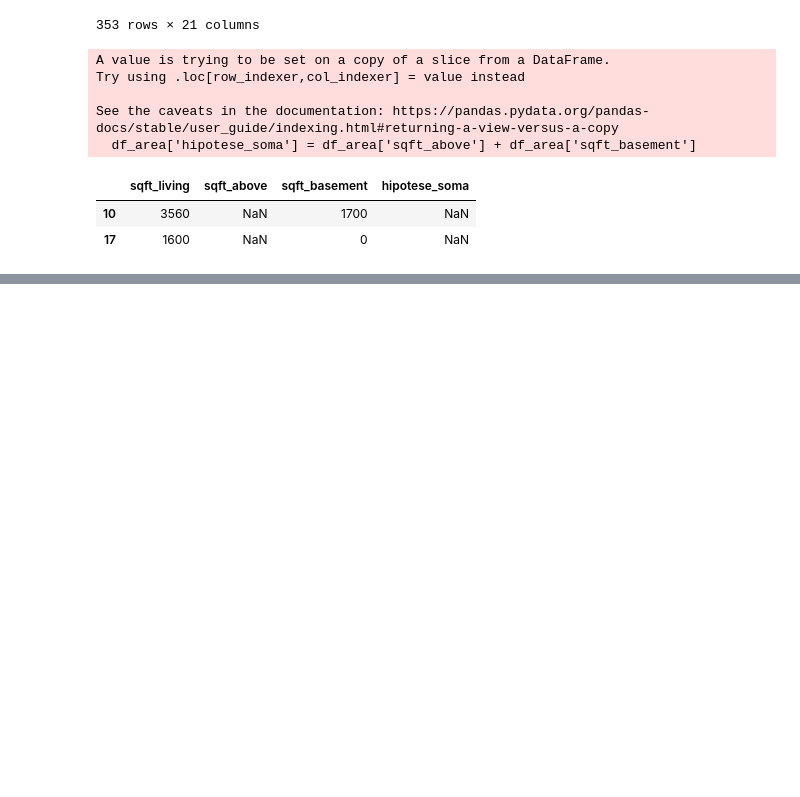
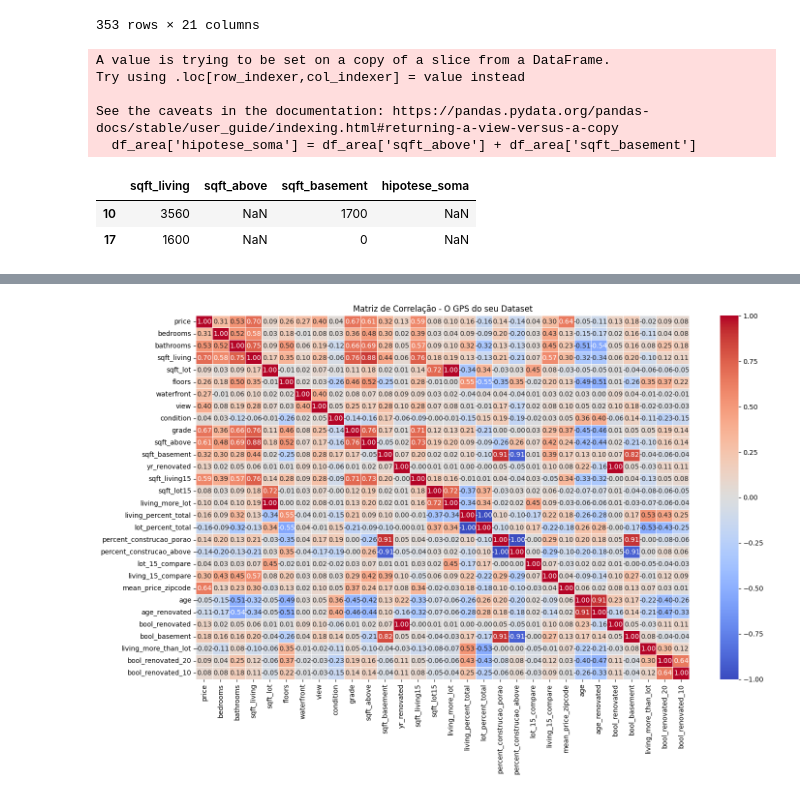
Before and after one commit to programagiovanni-code/sctec_projeto, a Jupyter notebook: tratamento/filtro.ipynb, the cells around one changed output, grey strips where cells are left out. Cells and saved outputs as stored; diff of their text form; code cells hidden in the pictures; blank space fills up the shorter version.

```diff
--- a/tratamento/filtro.ipynb
+++ b/tratamento/filtro.ipynb
@@ -116,4 +106,11 @@ df_novascolunas['age_renovated'] = np.where(
     df_novascolunas['age'],
     2026 - df_novascolunas['yr_renovated']
 ).round(2)
+#-------------------------------------------------------------------------
+df_novascolunas['bool_renovated'] = np.where(df_novascolunas['yr_renovated'] > 0, 1, 0)
+df_novascolunas['bool_basement'] = np.where(df_novascolunas['sqft_basement'] > 0, 1, 0)
+df_novascolunas['living_more_than_lot'] = np.where(df_novascolunas['sqft_living'] >= df_novascolunas['sqft_lot'], 1, 0)
+df_novascolunas['bool_renovated'] = np.where(df_novascolunas['age_renovated'] < df_novascolunas['age'], 1, 0)
+df_novascolunas['bool_renovated_20'] = np.where(df_novascolunas['age_renovated'] < 20, 1, 0)
+df_novascolunas['bool_renovated_10'] = np.where(df_novascolunas['age_renovated'] < 15, 1, 0)
 # %%
@@ -134,0 +122,5 @@ df_novascolunas
+# %%
+lista_vazamento = ['id', 'date','yr_built','zipcode','lat','long','price_for_living','price_for_lot','living_price_for_basement','living_price_for_above','zipcode_compare' ]
+
+df_sem_vazamento = df_novascolunas.drop(columns=lista_vazamento)
+df_sem_vazamento
@@ -134,0 +129,11 @@ df_novascolunas
+# %%
+import matplotlib.pyplot as plt
+import seaborn as sns
+
+plt.figure(figsize=(15, 10))
+sns.heatmap(df_sem_vazamento.corr(), annot=True, cmap='coolwarm', fmt='.2f', linewidths=0.5)
+plt.title('Matriz de Correlação - O GPS do seu Dataset')
+plt.tight_layout()
+plt.show()
+# %% [output]
+[figure, added]
```
Also changed, not shown: parts of 14 cells of this notebook, 2 other files.
